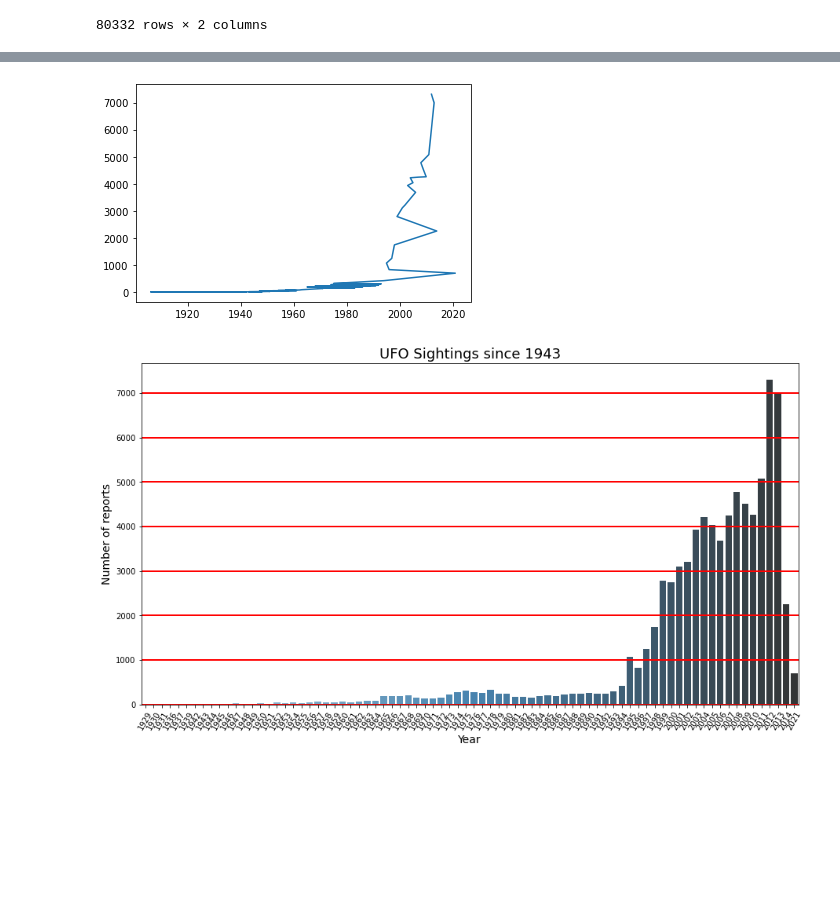
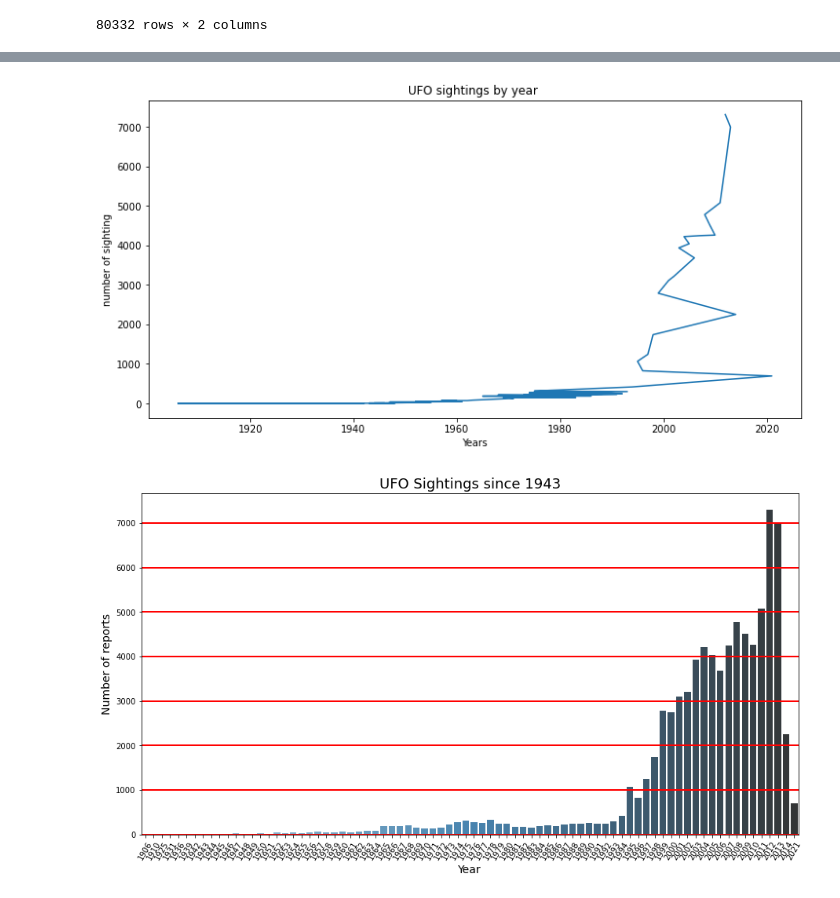
Before and after one commit to serdarildercaglar/projects, a Jupyter notebook: UFO/Untitled.ipynb, the cells around one changed output, grey strips where cells are left out. Saved outputs shown, nothing was run; the diff lists cells and outputs as text; code cells hidden in the pictures; blank space fills up the shorter version.

```diff
--- a/UFO/Untitled.ipynb
+++ b/UFO/Untitled.ipynb
@@ -176,8 +237,12 @@ df.datetime.dt.year.value_counts()
 Name: datetime, Length: 88, dtype: int64
-# %%
-df.datetime.dt.year.value_counts().plot(kind = "line");
-# %% [output]
-[figure, removed]
+# %%
+plt.figure(figsize=(12,6))
+plt.title("UFO sightings by year ")
+plt.xlabel("Years")
+plt.ylabel("number of sighting")
+df.datetime.dt.year.value_counts().plot(kind = "line");
+# %% [output]
+[figure, added]
 # %%
 
 years_data = df.datetime.dt.year.value_counts()
```
Also changed, not shown: parts of 30 cells of this notebook, 2 other files.
